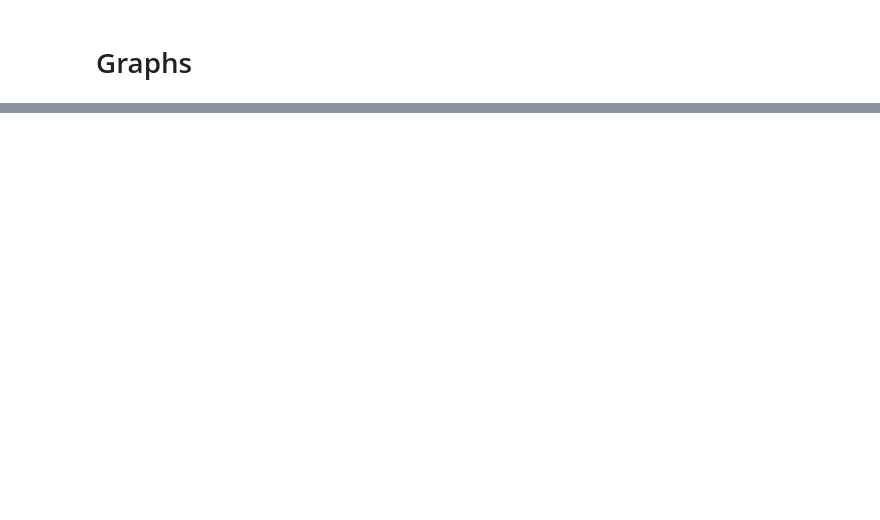
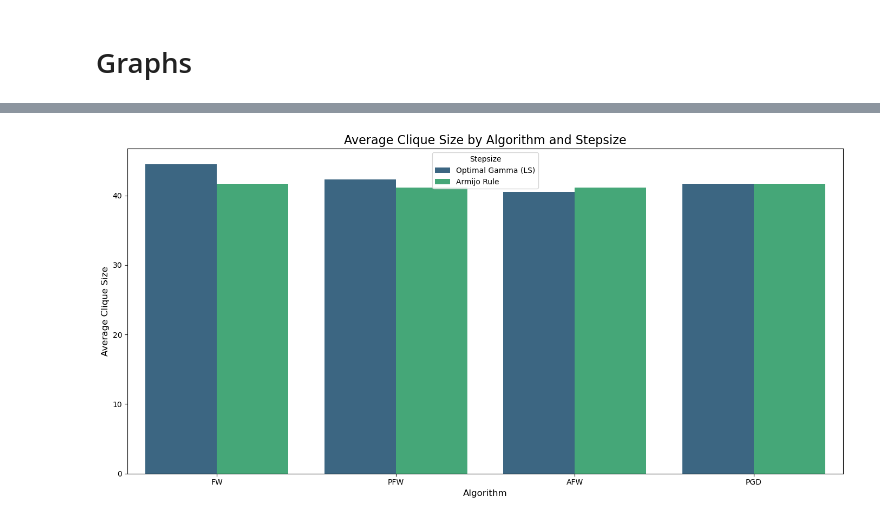
Before and after one commit to tonyfant/Optimization-for-Data-Science-exam-project, a Jupyter notebook: project.ipynb, the cells around one changed output, grey strips where cells are left out. Cells and saved outputs as stored; diff of their text form; code cells hidden in the pictures; blank space fills up the shorter version.

Commit message:
rewrite code and plot

```diff
--- a/project.ipynb
+++ b/project.ipynb
@@ -1137,0 +584,97 @@ Esecuzione: PGD - Reg: l0
+# %%
+
+
+# Ensure df_results is available from previous cells
+if 'df_results' not in locals():
+    print("DataFrame 'df_results' not found. Please run the previous cell first.")
+else:
+    # Filter for valid results
+    df_valid_results = df_results[df_results['Valid']].copy()
+
+    if df_valid_results.empty:
+        print("No valid results found after filtering. Cannot generate plots.")
+    else:
+        print(f"Generating plots for {len(df_valid_results)} valid results.")
+
+        # --- Plot 1: Clique Size by Algorithm and Stepsize ---
+        plt.figure(figsize=(14, 7))
+        sns.barplot(data=df_valid_results, x='Algorithm', y='Clique Size', hue='Stepsize', palette='viridis', errorbar=None)
+        plt.title('Average Clique Size by Algorithm and Stepsize', fontsize=16)
+        plt.xlabel('Algorithm', fontsize=12)
+        plt.ylabel('Average Clique Size', fontsize=12)
+        plt.xticks(rotation=0) # Keep labels horizontal for clarity
+        plt.legend(title='Stepsize')
+        plt.tight_layout()
+        plt.show()
+
+        # --- Plot 2: Runtime by Algorithm and Stepsize ---
+        plt.figure(figsize=(14, 7))
+        sns.barplot(data=df_valid_results, x='Algorithm', y='Runtime (s)', hue='Stepsize', palette='mako', errorbar=None)
+        plt.title('Average Runtime by Algorithm and Stepsize', fontsize=16)
+        plt.xlabel('Algorithm', fontsize=12)
+        plt.ylabel('Average Runtime (s)', fontsize=12)
+        plt.xticks(rotation=0)
+        plt.legend(title='Stepsize')
+        plt.tight_layout()
+        plt.show()
+
+        # --- Plot 3: Impact of Stepsize and Regularization on Clique Size (Catplot) ---
+        # Group data to show mean for catplot
+        grouped_clique = df_valid_results.groupby(['Algorithm', 'Reg', 'Stepsize'])['Clique Size'].mean().reset_index()
+
+        if not grouped_clique.empty:
+            g = sns.catplot(data=grouped_clique, x='Algorithm', y='Clique Size', hue='Stepsize',
+                            col='Reg', kind='bar', palette='pastel', height=5, aspect=1.2)
+            g.fig.suptitle('Impact of Stepsize and Regularization on Average Clique Size', y=1.03, fontsize=16)
+            g.set_axis_labels("Algorithm", "Average Clique Size")
+            g.set_titles("Regularization: {col_name}")
+            plt.tight_layout()
+            plt.show()
+        else:
+            print("Not enough data for the 'Impact of Stepsize and Regularization on Clique Size' plot.")
+
+        # --- Plot 4: Impact of Regularization on Clique Size Distribution (Boxplot) ---
+        plt.figure(figsize=(12, 7))
+        sns.boxplot(data=df_valid_results, x='Algorithm', y='Clique Size', hue='Reg', palette='Set2')
+        plt.title('Impact of Regularization on Clique Size Distribution', fontsize=16)
+        plt.xlabel('Algorithm', fontsize=12)
+        plt.ylabel('Clique Size', fontsize=12)
+        plt.xticks(rotation=0)
+        plt.legend(title='Regularization')
+        plt.tight_layout()
+        plt.show()
+
+        # --- Plot 5: Runtime vs Clique Size Scatter Plot Grid ---
+        algorithms = df_valid_results['Algorithm'].unique()
+        fig, axes = plt.subplots(2, 2, figsize=(18, 14))
+        axes = axes.flatten()
+
+        for i, algo_name in enumerate(algorithms):
+            ax = axes[i]
+            df_algo = df_valid_results[df_valid_results['Algorithm'] == algo_name]
+
+            sns.scatterplot(
+                data=df_algo,
+                x='Runtime (s)',
+                y='Clique Size',
+                hue='Reg',
+                style='Stepsize',
+                size='Stepsize',
+                sizes=(100, 250),
+                palette='viridis',
+                ax=ax
+            )
+
+            ax.set_title(f"Performance for {algo_name}", fontsize=14, weight='bold')
+            ax.set_xlabel('Runtime (s)', fontsize=12)
+            ax.set_ylabel('Clique Size', fontsize=12)
+            ax.grid(True, linestyle='--', alpha=0.6)
+            ax.legend(title='Legend')
+
+        for i in range(len(algorithms), len(axes)):
+            fig.delaxes(axes[i])
+
+        fig.suptitle('Performance Comparison: Clique Size vs. Runtime per Algorithm', fontsize=20, y=0.98)
+        plt.tight_layout(rect=[0, 0, 1, 0.96])
+        plt.show()
+# %% [output]
@@ -1137,0 +682 @@ Esecuzione: PGD - Reg: l0
+[figure, added]
```
Also changed, not shown: parts of 21 cells of this notebook, 1 other file.
